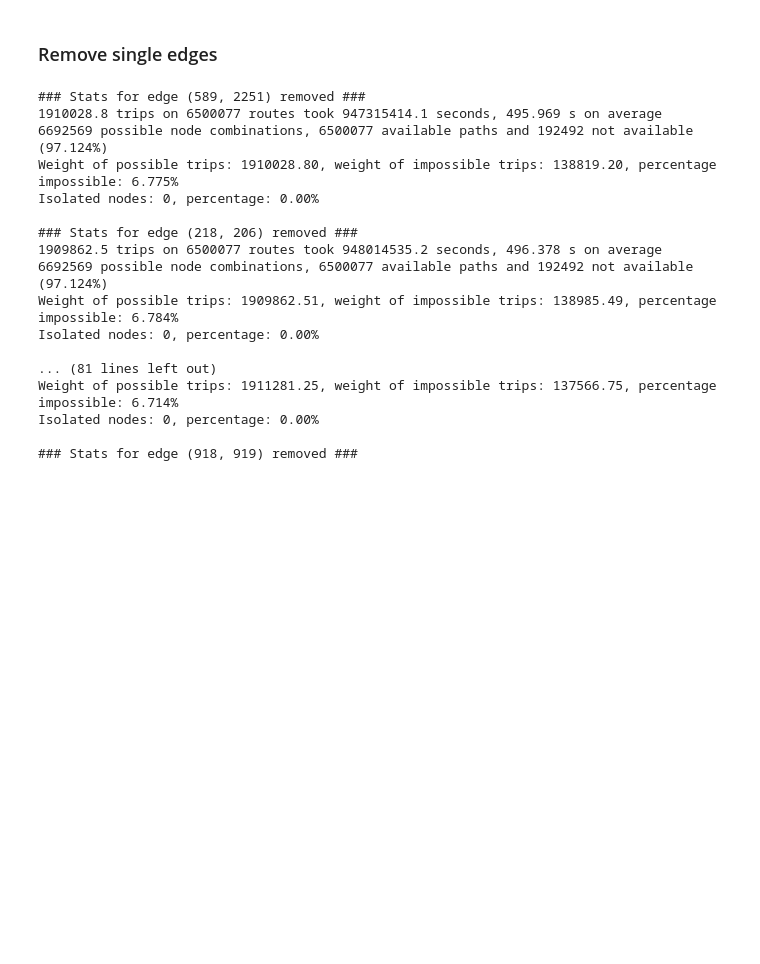
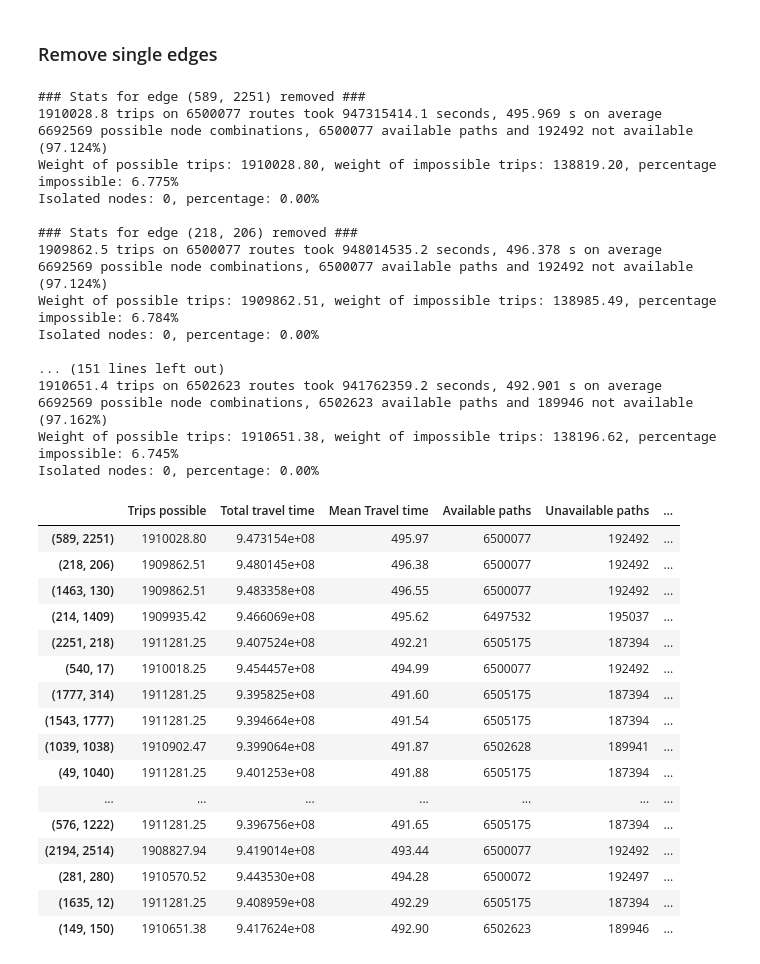
Before and after one commit to EwoutH/Helsinki-flood-BEP-project, a Jupyter notebook: road-graph/OSMnx_road_graph_analysis_BEP.ipynb, the cells around one changed output. Drawn from its saved outputs; the diff is of its cells as text; code cells hidden in the pictures; blank space fills up the shorter version.

Commit message:
Road graph analysis: Create tables with graph stats

```diff
--- a/road-graph/OSMnx_road_graph_analysis_BEP.ipynb
+++ b/road-graph/OSMnx_road_graph_analysis_BEP.ipynb
@@ -485,6 +485,7 @@ gc.collect()
 # Be able to iterate through rain values including 0
 rain = [0, 44, 54, 71, 86, 20, 198]
 flooded_graphs[str(0)] = G3a
+flooded_stats[str(0)] = default_stats
 # %%
 # Plot the betweenness centrality of the edges
 G3b = nx.MultiDiGraph(G3a)
@@ -512,6 +513,8 @@ def compare_travel_time(stats, rain, stats_def=default_stats):
   return def_mean_tt
 # %%
 print(f'Mean travel time with all routes: {default_stats["mean_travel_time"]:.3f} s')
+flooded_stats[str(0)]["mean_travel_time_id"] = default_stats["mean_travel_time"]
+
 for i in rain[1:]:
   flooded_stats[str(i)]["mean_travel_time_id"] = compare_travel_time(flooded_stats[str(i)], i)
 # %% [output]
@@ -522,3 +525,11 @@ Mean travel time on identical set of routes: 486.163 s, with 71mm rain: 880.499
 Mean travel time on identical set of routes: 486.292 s, with 86mm rain: 1065.576
 Mean travel time on identical set of routes: 488.838 s, with 20mm rain: 613.894
 Mean travel time on identical set of routes: 486.419 s, with 198mm rain: 1084.374
+# %%
+flooded_stats_dict = {}
+for i in rain:
+  flooded_stats_dict[i] = flooded_stats[str(i)]['stats'] + [flooded_stats[str(i)]['mean_travel_time_id']]
+
+flooded_stats_df = pd.DataFrame.from_dict(flooded_stats_dict, orient='index', columns=['Trips possible' , 'Total travel time', 'Mean Travel time', 'Available paths', 'Unavailable paths', 'Trips impossible', 'Trips total', 'Nodes', 'Isolated nodes', 'Mean travel time (id. set)'])
+flooded_stats_df.to_csv('flooded_stats.csv')
+flooded_stats_df.round(2)
@@ -644,8 +664,30 @@ Isolated nodes: 0, percentage: 0.00%
 Weight of possible trips: 1909862.51, weight of impossible trips: 138985.49, percentage impossible: 6.784%
 Isolated nodes: 0, percentage: 0.00%
 
-... (81 lines left out)
-Weight of possible trips: 1911281.25, weight of impossible trips: 137566.75, percentage impossible: 6.714%
+... (151 lines left out)
+1910651.4 trips on 6502623 routes took 941762359.2 seconds, 492.901 s on average
+6692569 possible node combinations, 6502623 available paths and 189946 not available (97.162%)
+Weight of possible trips: 1910651.38, weight of impossible trips: 138196.62, percentage impossible: 6.745%
 Isolated nodes: 0, percentage: 0.00%
-
-### Stats for edge (918, 919) removed ###
+# %%
+hre_stats_df = pd.DataFrame.from_dict(high_risk_stats, orient='index', columns=['Trips possible' , 'Total travel time', 'Mean Travel time', 'Available paths', 'Unavailable paths', 'Trips impossible', 'Trips total', 'Nodes', 'Isolated nodes', 'Mean travel time (id. set)'])
+flooded_stats_df.to_csv('hr-edges-stats.csv')
+hre_stats_df.round(2)
+# %% [output]
+|  | Trips possible | Total travel time | Mean Travel time | Available paths | Unavailable paths | ... |
+| (589, 2251) | 1910028.80 | 9.473154e+08 | 495.97 | 6500077 | 192492 | ... |
+| (218, 206) | 1909862.51 | 9.480145e+08 | 496.38 | 6500077 | 192492 | ... |
+| (1463, 130) | 1909862.51 | 9.483358e+08 | 496.55 | 6500077 | 192492 | ... |
+| (214, 1409) | 1909935.42 | 9.466069e+08 | 495.62 | 6497532 | 195037 | ... |
+| (2251, 218) | 1911281.25 | 9.407524e+08 | 492.21 | 6505175 | 187394 | ... |
+| (540, 17) | 1910018.25 | 9.454457e+08 | 494.99 | 6500077 | 192492 | ... |
+| (1777, 314) | 1911281.25 | 9.395825e+08 | 491.60 | 6505175 | 187394 | ... |
+| (1543, 1777) | 1911281.25 | 9.394664e+08 | 491.54 | 6505175 | 187394 | ... |
+| (1039, 1038) | 1910902.47 | 9.399064e+08 | 491.87 | 6502628 | 189941 | ... |
+| (49, 1040) | 1911281.25 | 9.401253e+08 | 491.88 | 6505175 | 187394 | ... |
+| ... | ... | ... | ... | ... | ... | ... |
+| (576, 1222) | 1911281.25 | 9.396756e+08 | 491.65 | 6505175 | 187394 | ... |
+| (2194, 2514) | 1908827.94 | 9.419014e+08 | 493.44 | 6500077 | 192492 | ... |
+| (281, 280) | 1910570.52 | 9.443530e+08 | 494.28 | 6500072 | 192497 | ... |
+| (1635, 12) | 1911281.25 | 9.408959e+08 | 492.29 | 6505175 | 187394 | ... |
+| (149, 150) | 1910651.38 | 9.417624e+08 | 492.90 | 6502623 | 189946 | ... |
```
Also changed, not shown: parts of 6 cells of this notebook.
